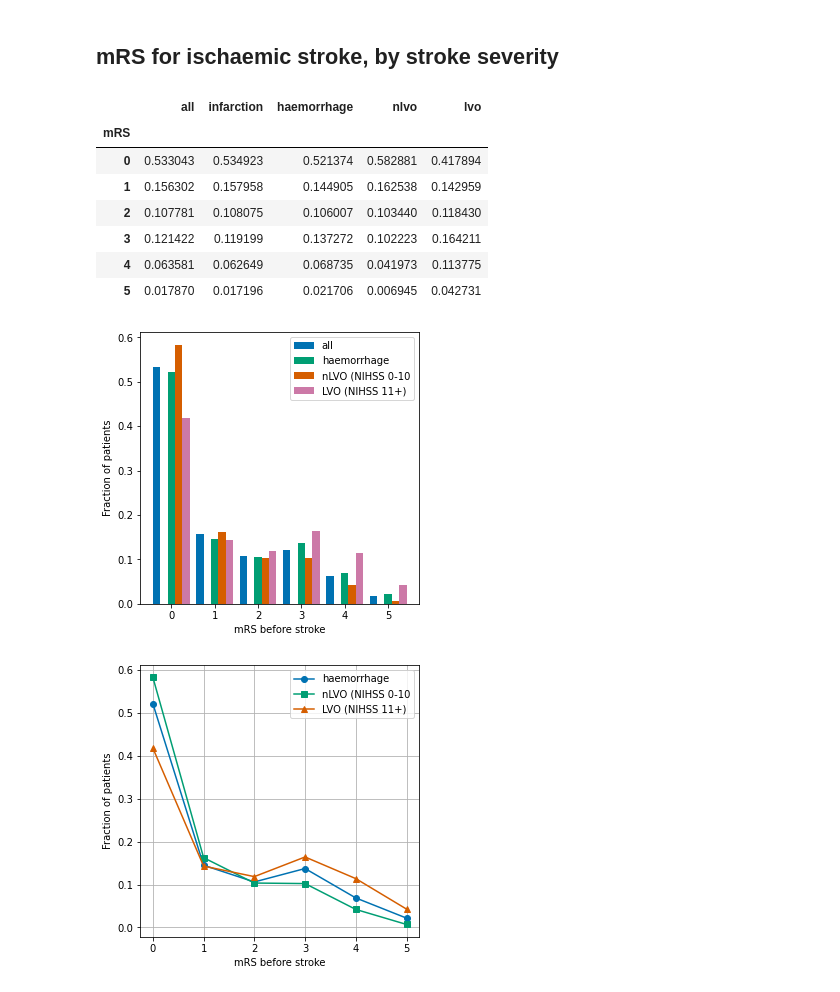
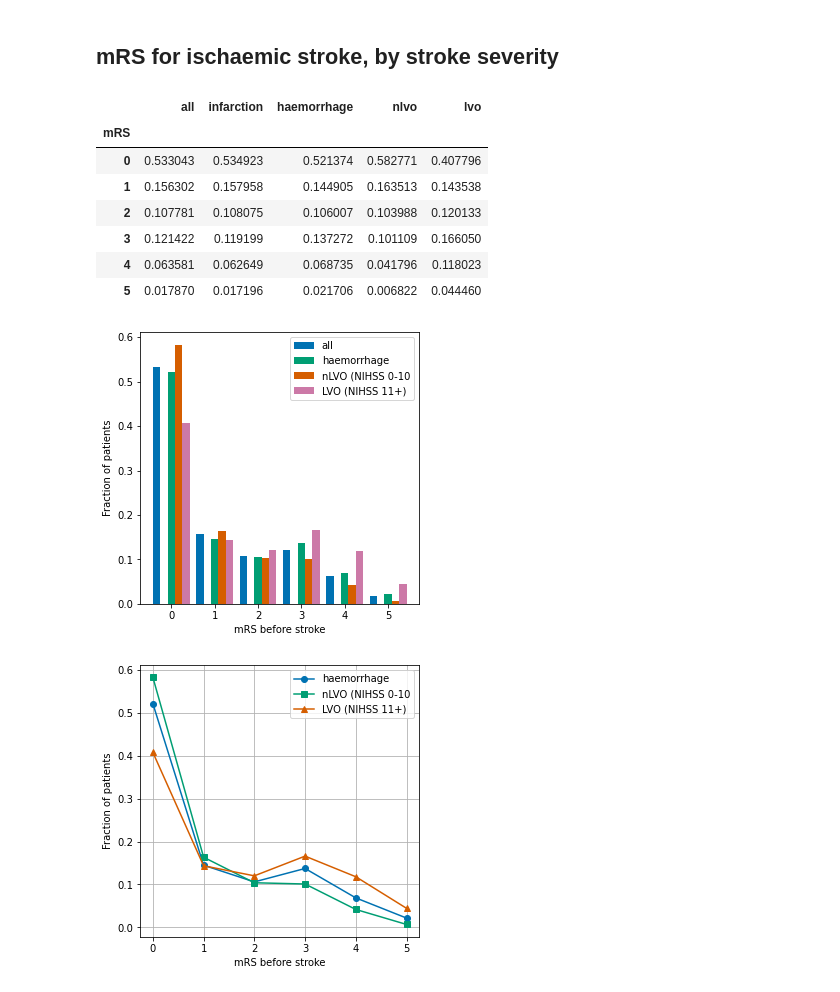
Before and after one commit to samuel-book/samuel-1, a Jupyter notebook: _sources/descriptive_stats/08_prestroke_mrs.ipynb, the cells around one changed output. Saved outputs shown, nothing was run; the diff lists cells and outputs as text; code cells hidden in the pictures.

```diff
--- a/_sources/descriptive_stats/08_prestroke_mrs.ipynb
+++ b/_sources/descriptive_stats/08_prestroke_mrs.ipynb
@@ -65,29 +65,33 @@ results
 # %% [markdown]
 ## mRS for ischaemic stroke, by stroke severity
 # %%
+# Filter data
+mask = data['S2StrokeType'] == 'Infarction'
+data = data[mask]
+
 # NIHSS 0-10 is a surrogate for non large vessel occlusions
 mask = data['S2NihssArrival'] < 11
 count, division = np.histogram(
     data[mask]['S2RankinBeforeStroke'], bins=range(0,7))
 results['nlvo'] = count / count.sum()
 
 # NIHSS 11+ is a surrogate for non large vessel occlusions
 mask = data['S2NihssArrival'] > 10
 count, division = np.histogram(
     data[mask]['S2RankinBeforeStroke'], bins=range(0,7))
 results['lvo'] = count / count.sum()
 
 # Show results
 results
 # %% [output]
 |  | all | infarction | haemorrhage | nlvo | lvo |
 | mRS |  |  |  |  |  |
-| 0 | 0.533043 | 0.534923 | 0.521374 | 0.582881 | 0.417894 |
-| 1 | 0.156302 | 0.157958 | 0.144905 | 0.162538 | 0.142959 |
-| 2 | 0.107781 | 0.108075 | 0.106007 | 0.103440 | 0.118430 |
-| 3 | 0.121422 | 0.119199 | 0.137272 | 0.102223 | 0.164211 |
-| 4 | 0.063581 | 0.062649 | 0.068735 | 0.041973 | 0.113775 |
-| 5 | 0.017870 | 0.017196 | 0.021706 | 0.006945 | 0.042731 |
+| 0 | 0.533043 | 0.534923 | 0.521374 | 0.582771 | 0.407796 |
+| 1 | 0.156302 | 0.157958 | 0.144905 | 0.163513 | 0.143538 |
+| 2 | 0.107781 | 0.108075 | 0.106007 | 0.103988 | 0.120133 |
+| 3 | 0.121422 | 0.119199 | 0.137272 | 0.101109 | 0.166050 |
+| 4 | 0.063581 | 0.062649 | 0.068735 | 0.041796 | 0.118023 |
+| 5 | 0.017870 | 0.017196 | 0.021706 | 0.006822 | 0.044460 |
 # %%
 fig = plt.figure(figsize=(5,5))
 ax = fig.add_subplot()
@@ -103,7 +107,7 @@ ax.legend()
 plt.savefig('./output/mrs_before_by_stroke_type.jpg', dpi=300)
 plt.show()
 # %% [output]
-[figure, old version]
+[figure, new version]
 # %%
 fig = plt.figure(figsize=(5,5))
 ax = fig.add_subplot()
```
Also changed, not shown: 6 other files.
